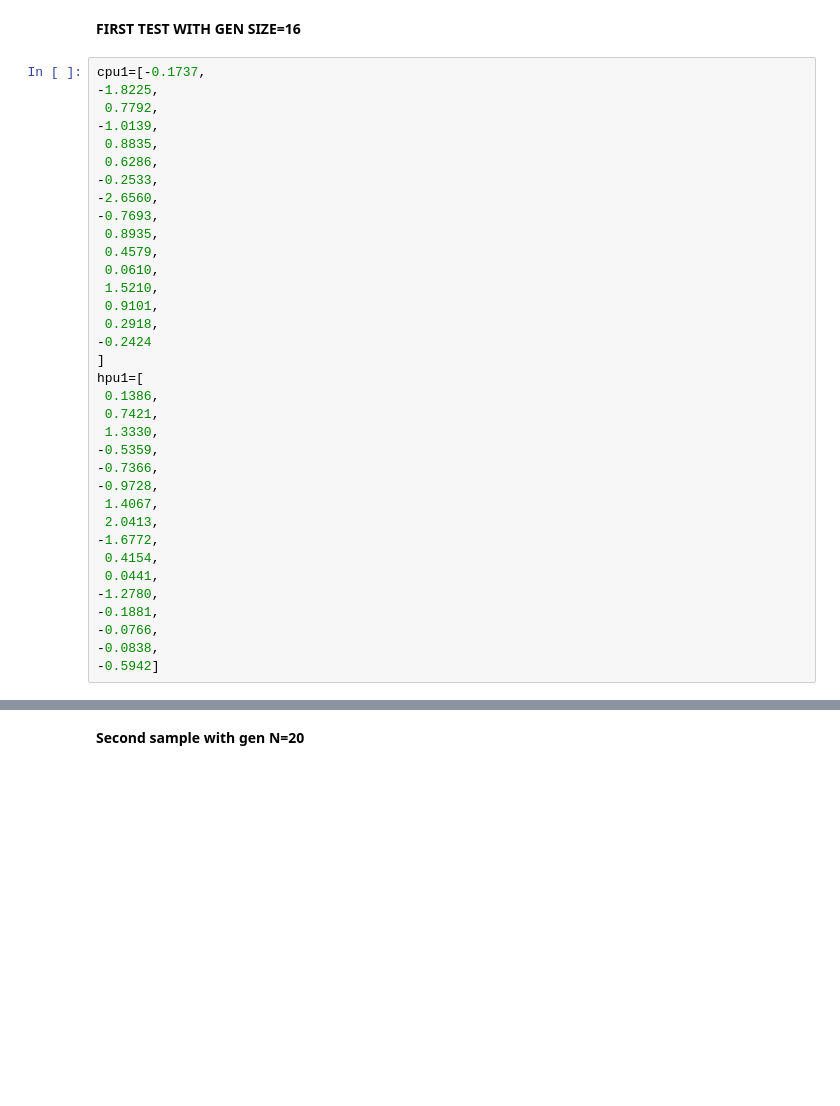
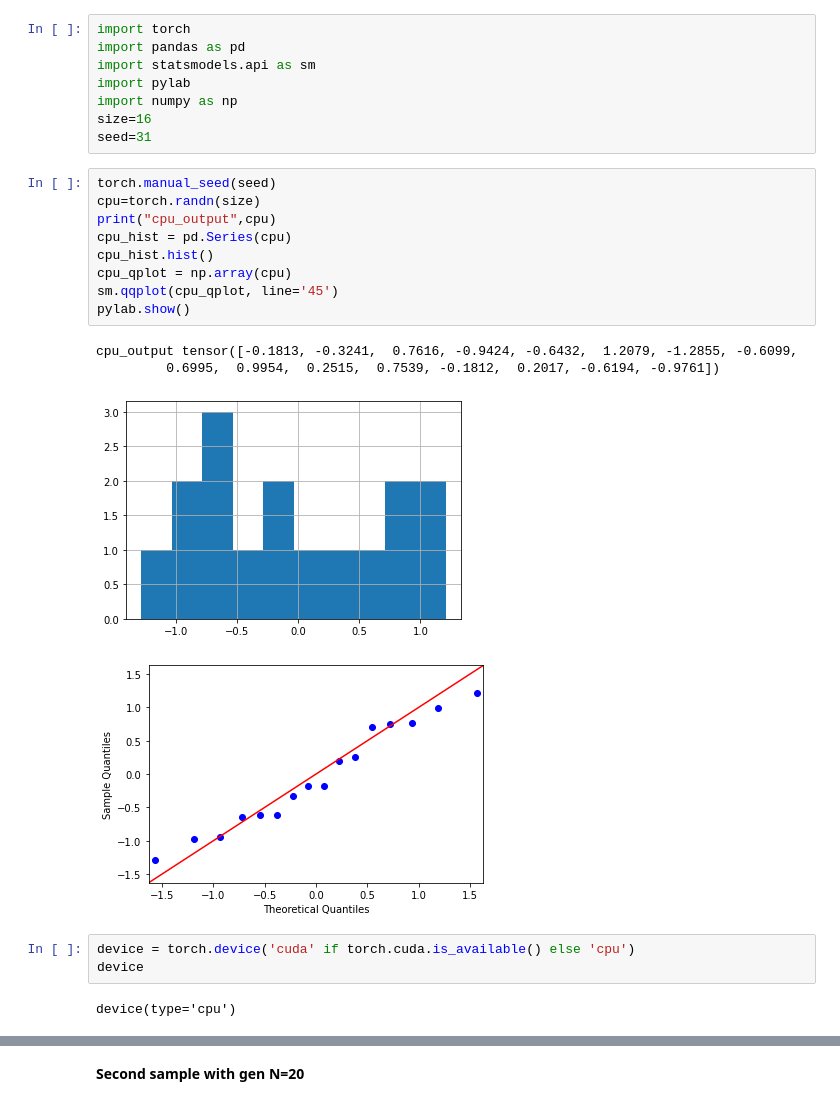
Before and after one commit to PradeepChandrasekaran/PradeepResume, a Jupyter notebook: Randn_Distribution_Check.ipynb, the cells around one changed output, grey strips where cells are left out. Saved outputs shown, nothing was run; the diff lists cells and outputs as text; blank space fills up the shorter version.

```diff
--- a/Randn_Distribution_Check.ipynb
+++ b/Randn_Distribution_Check.ipynb
@@ -1,39 +1,29 @@
 # %% [markdown]
 <a href="https://colab.research.google.com/github/PradeepChandrasekaran/PradeepResume/blob/main/Randn_Distribution_Check.ipynb" target="_parent"><img src="https://colab.research.google.com/assets/colab-badge.svg" alt="Open In Colab"/></a>
-# %% [markdown]
-**FIRST TEST WITH GEN SIZE=16**
-# %%
-cpu1=[-0.1737,
--1.8225,
- 0.7792,
--1.0139,
- 0.8835,
- 0.6286,
--0.2533,
--2.6560,
--0.7693,
- 0.8935,
- 0.4579,
- 0.0610,
- 1.5210,
- 0.9101,
- 0.2918,
--0.2424
-]
-hpu1=[
- 0.1386,
- 0.7421,
- 1.3330,
--0.5359,
--0.7366,
--0.9728,
- 1.4067,
- 2.0413,
--1.6772,
- 0.4154,
- 0.0441,
--1.2780,
--0.1881,
--0.0766,
--0.0838,
--0.5942]
+# %%
+import torch
+import pandas as pd
+import statsmodels.api as sm
+import pylab
+import numpy as np
+size=16
+seed=31
+# %%
+torch.manual_seed(seed)
+cpu=torch.randn(size)
+print("cpu_output",cpu)
+cpu_hist = pd.Series(cpu)
+cpu_hist.hist()
+cpu_qplot = np.array(cpu)
+sm.qqplot(cpu_qplot, line='45')
+pylab.show()
+# %% [output]
+cpu_output tensor([-0.1813, -0.3241,  0.7616, -0.9424, -0.6432,  1.2079, -1.2855, -0.6099,
+         0.6995,  0.9954,  0.2515,  0.7539, -0.1812,  0.2017, -0.6194, -0.9761])
+[figure, added]
+[figure, added]
+# %%
+device = torch.device('cuda' if torch.cuda.is_available() else 'cpu')
+device
+# %% [output]
+device(type='cpu')
```
Also changed, not shown: parts of 10 cells of this notebook.
